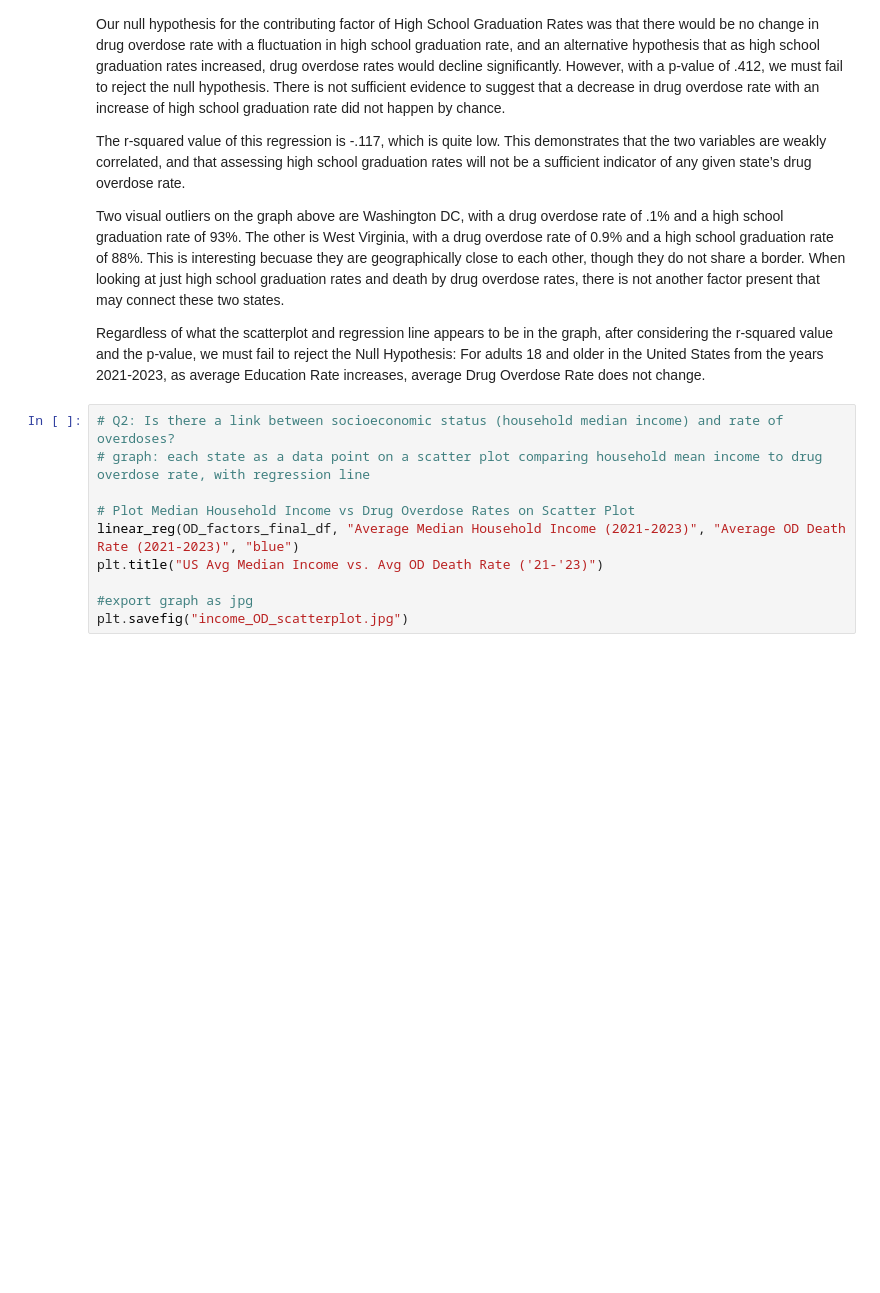
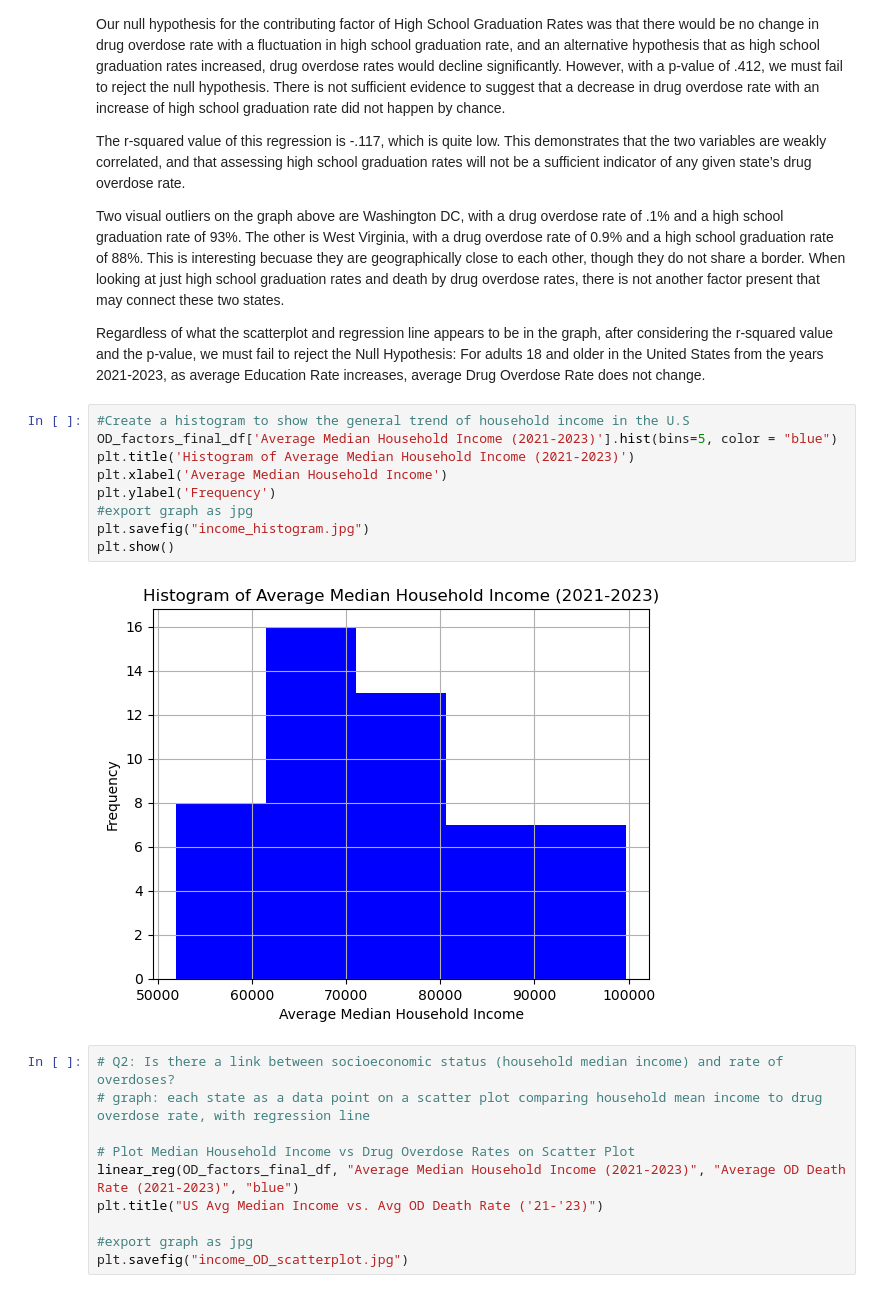
Before and after one commit to kileykarecki/Project-1, a Jupyter notebook: Drug_Overdose_and_Contributing_Factors.ipynb, the cells around one changed output. Drawn from its saved outputs; the diff is of its cells as text; blank space fills up the shorter version.

```diff
--- a/Drug_Overdose_and_Contributing_Factors.ipynb
+++ b/Drug_Overdose_and_Contributing_Factors.ipynb
@@ -233,6 +242,17 @@ The r-squared value of this regression is -.117, which is quite low. This demons
 Two visual outliers on the graph above are Washington DC, with a drug overdose rate of .1% and a high school graduation rate of 93%. The other is West Virginia, with a drug overdose rate of 0.9% and a high school graduation rate of 88%. This is interesting becuase they are geographically close to each other, though they do not share a border. When looking at just high school graduation rates and death by drug overdose rates, there is not another factor present that may connect these two states.
 
 Regardless of what the scatterplot and regression line appears to be in the graph, after considering the r-squared value and the p-value, we must fail to reject the Null Hypothesis: For adults 18 and older in the United States from the years 2021-2023, as average Education Rate increases, average Drug Overdose Rate does not change.
+# %%
+#Create a histogram to show the general trend of household income in the U.S
+OD_factors_final_df['Average Median Household Income (2021-2023)'].hist(bins=5, color = "blue")
+plt.title('Histogram of Average Median Household Income (2021-2023)')
+plt.xlabel('Average Median Household Income')
+plt.ylabel('Frequency')
+#export graph as jpg
+plt.savefig("income_histogram.jpg")
+plt.show()
+# %% [output]
+[figure, added]
 # %%
 # Q2: Is there a link between socioeconomic status (household median income) and rate of overdoses?
 # graph: each state as a data point on a scatter plot comparing household mean income to drug overdose rate, with regression line
```
Also changed, not shown: parts of 6 cells of this notebook, 11 other files.
